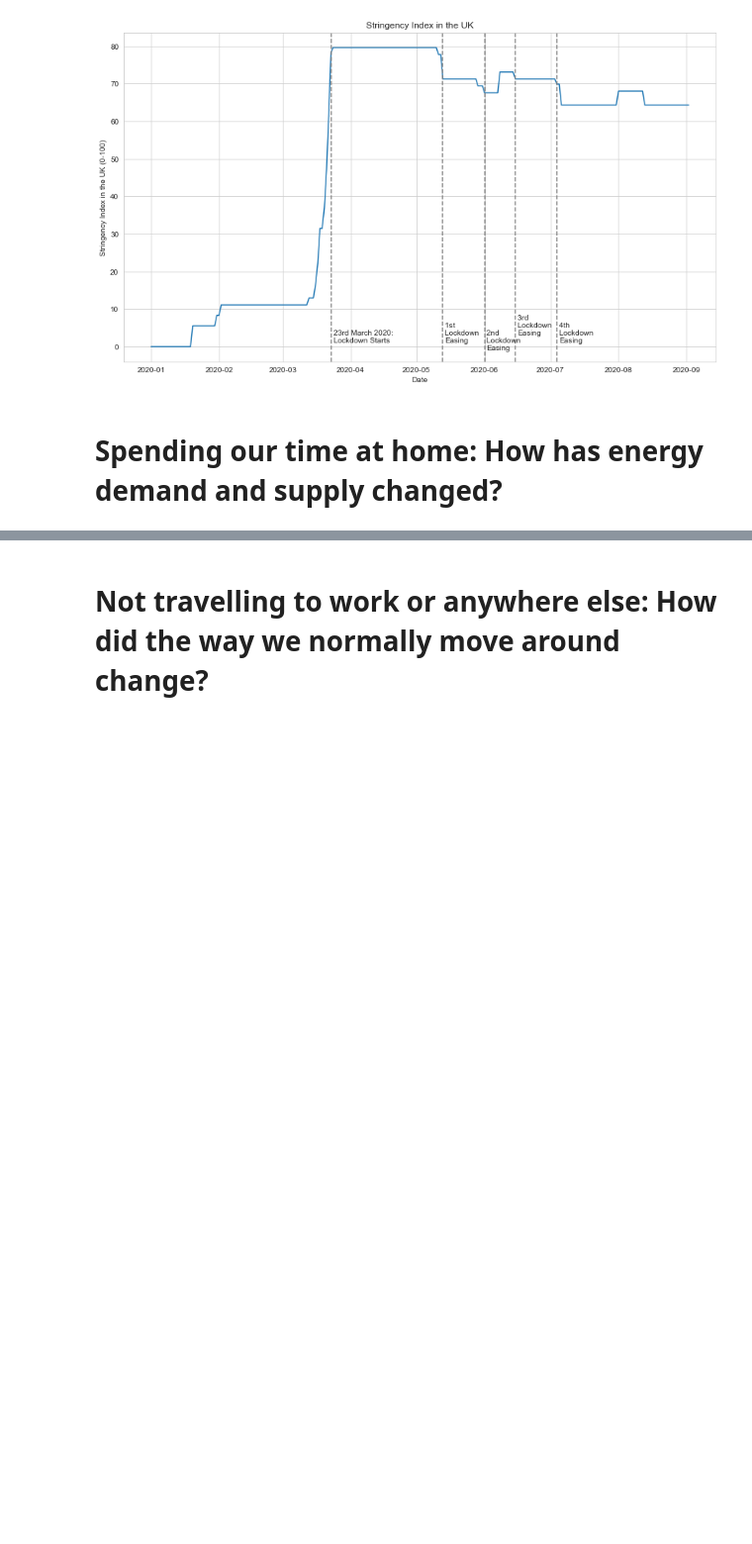
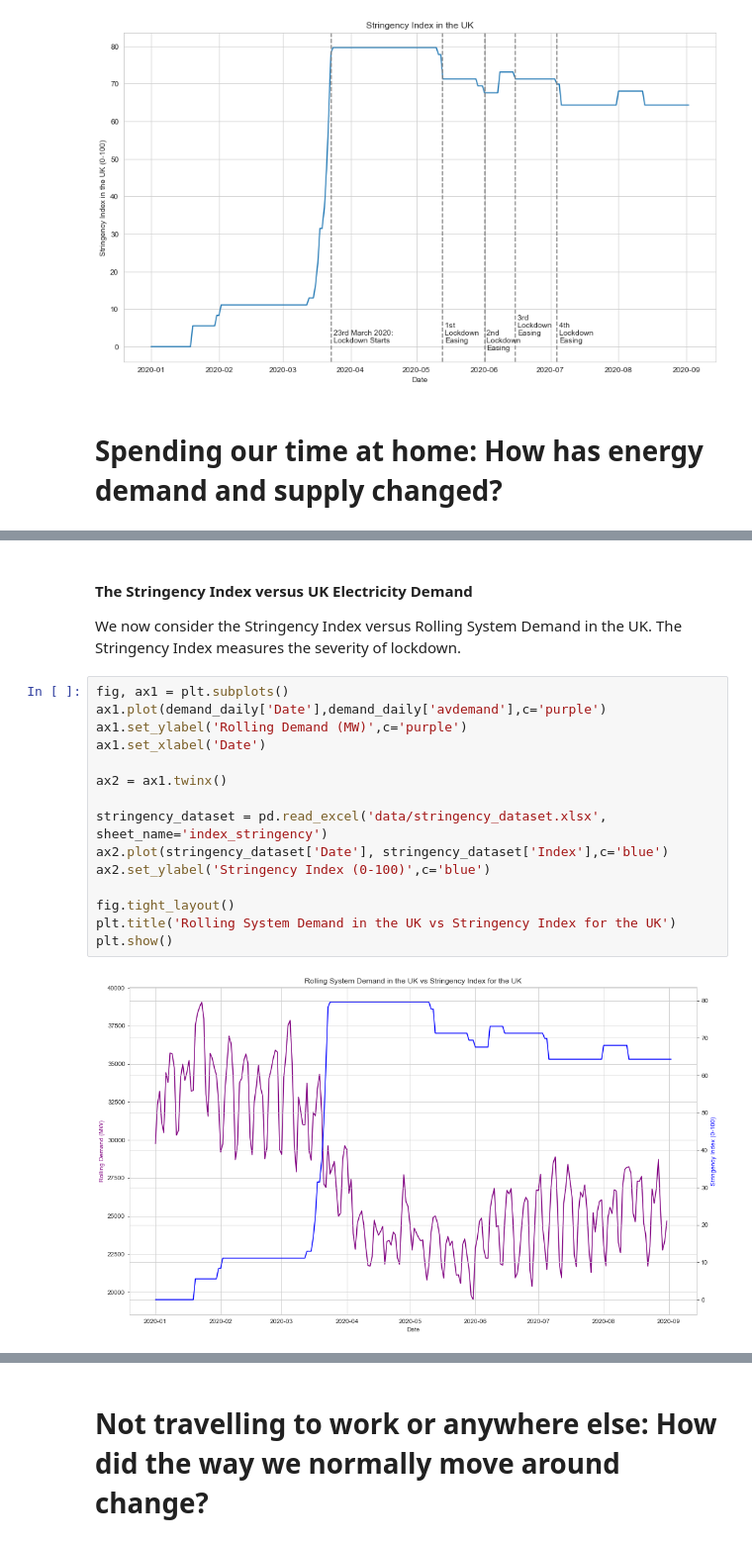
Before and after one commit to ErikaNicole/Covid19-Environmental-and-Economic-Analysis, a Jupyter notebook: final_project/Final Project Team P.ipynb, the cells around one changed output, grey strips where cells are left out. Shown at 99% size. Drawn from its saved outputs; the diff is of its cells as text; blank space fills up the shorter version.

```diff
--- a/final_project/Final Project Team P.ipynb
+++ b/final_project/Final Project Team P.ipynb
@@ -57,0 +83,21 @@ Text(0.5, 1.0, 'Stringency Index in the UK')
+# %% [markdown]
+#### The Stringency Index versus UK Electricity Demand
+
+We now consider the Stringency Index versus Rolling System Demand in the UK. The Stringency Index measures the severity of lockdown.
+# %%
+fig, ax1 = plt.subplots()
+ax1.plot(demand_daily['Date'],demand_daily['avdemand'],c='purple')
+ax1.set_ylabel('Rolling Demand (MW)',c='purple')
+ax1.set_xlabel('Date')
+
+ax2 = ax1.twinx()
+
+stringency_dataset = pd.read_excel('data/stringency_dataset.xlsx', sheet_name='index_stringency')
+ax2.plot(stringency_dataset['Date'], stringency_dataset['Index'],c='blue')
+ax2.set_ylabel('Stringency Index (0-100)',c='blue')
+
+fig.tight_layout()
+plt.title('Rolling System Demand in the UK vs Stringency Index for the UK')
+plt.show()
+# %% [output]
+[figure, added]
```
Also changed, not shown: parts of 29 cells of this notebook.
